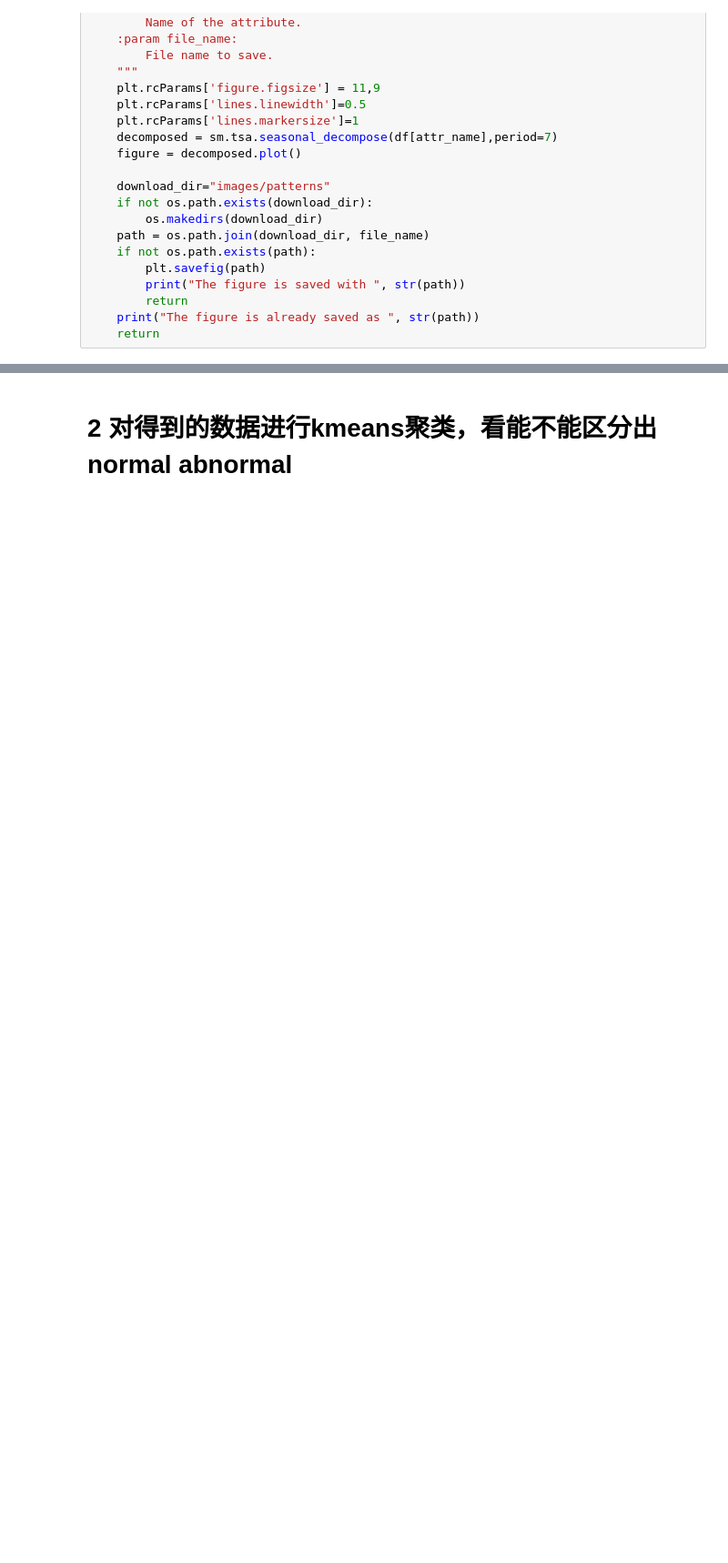
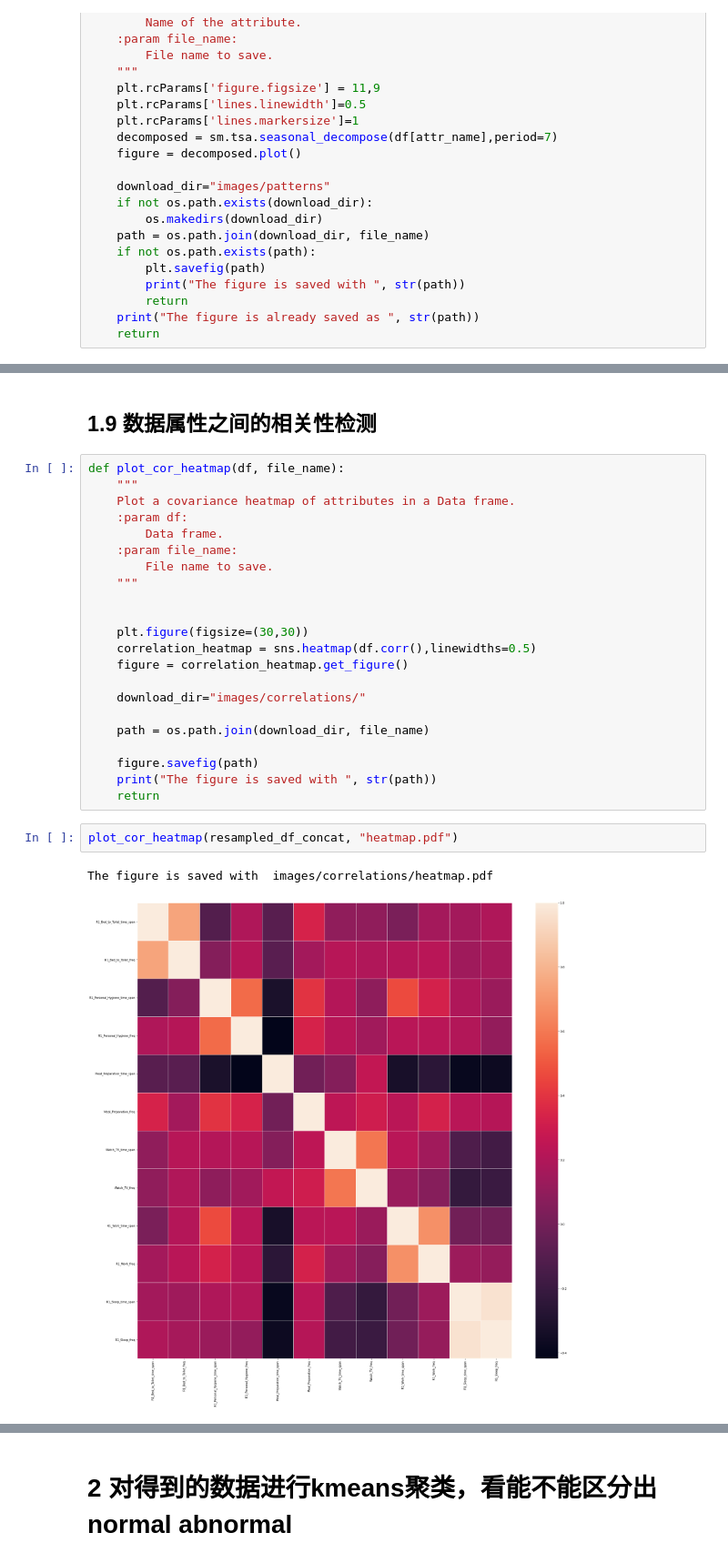
Before and after one commit to wendiganyu/IOTPhase2, a Jupyter notebook: ActivityStatisticsAndForecast.ipynb, the cells around one changed output, grey strips where cells are left out. Shown at 91% size. Drawn from its saved outputs; the diff is of its cells as text; blank space fills up the shorter version.

```diff
--- a/ActivityStatisticsAndForecast.ipynb
+++ b/ActivityStatisticsAndForecast.ipynb
@@ -630,0 +644,29 @@ The figure is saved with  images/patterns/R1_Sleep_time_span.pdf
+# %% [markdown]
+## 1.9 数据属性之间的相关性检测
+# %%
+def plot_cor_heatmap(df, file_name):
+    """
+    Plot a covariance heatmap of attributes in a Data frame.
+    :param df:
+        Data frame.
+    :param file_name:
+        File name to save.
+    """
+
+
+    plt.figure(figsize=(30,30))
+    correlation_heatmap = sns.heatmap(df.corr(),linewidths=0.5)
+    figure = correlation_heatmap.get_figure()
+
+    download_dir="images/correlations/"
+
+    path = os.path.join(download_dir, file_name)
+
+    figure.savefig(path)
+    print("The figure is saved with ", str(path))
+    return
+# %%
+plot_cor_heatmap(resampled_df_concat, "heatmap.pdf")
+# %% [output]
+The figure is saved with  images/correlations/heatmap.pdf
+[figure, added]
```
Also changed, not shown: parts of 11 cells of this notebook, 9 other files.
